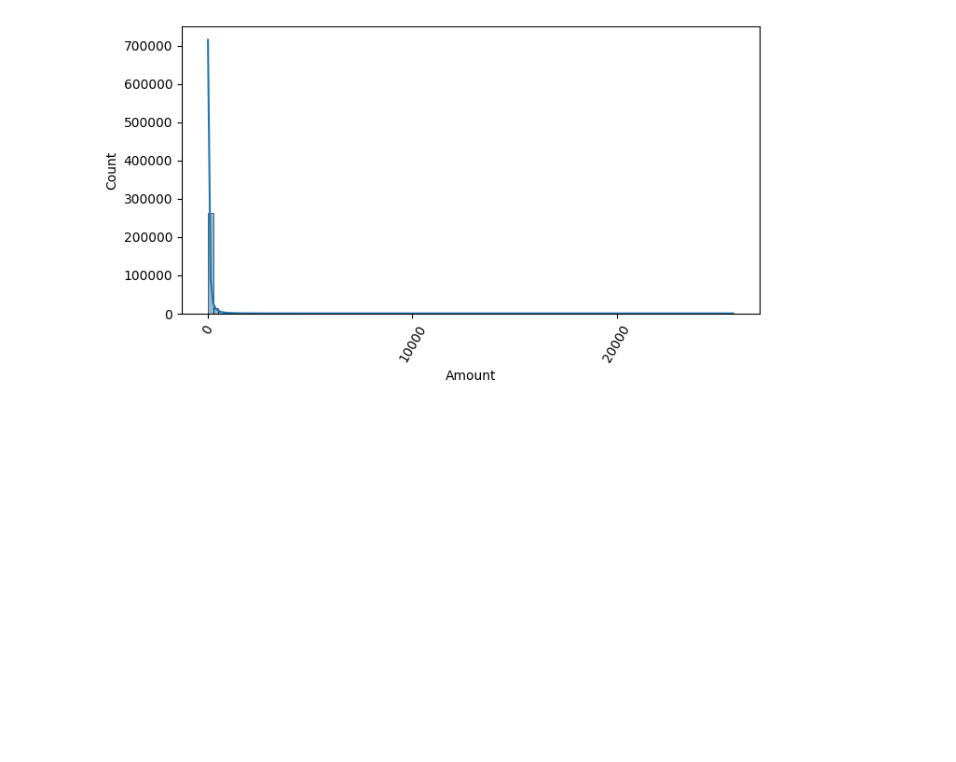
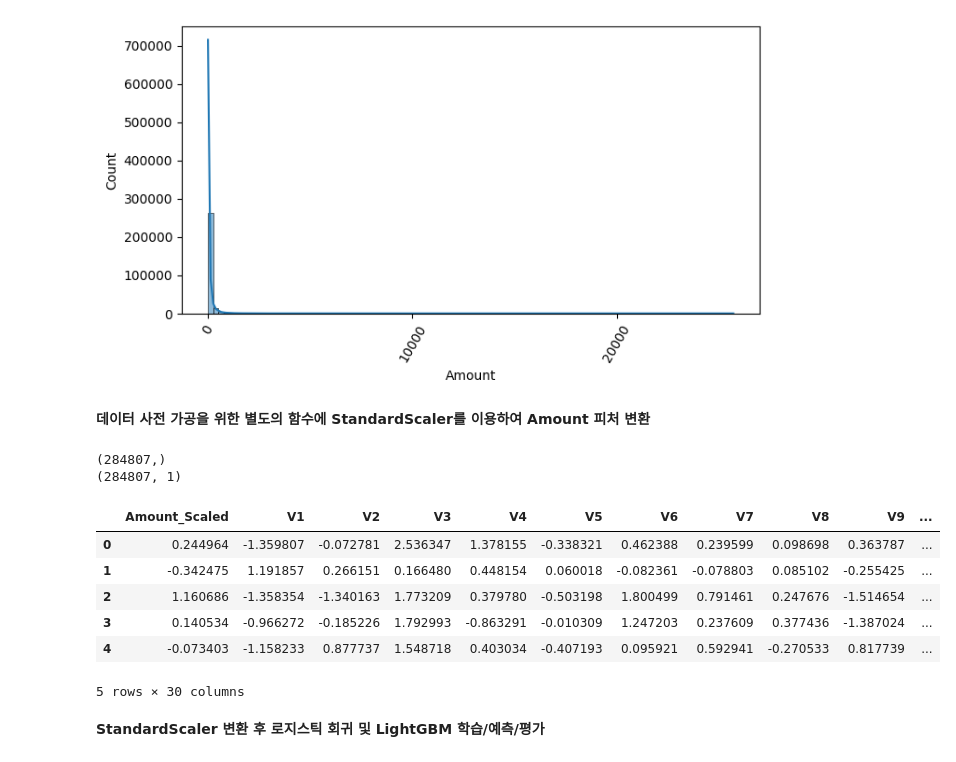
Before and after one commit to SongBeom00/ML, a Jupyter notebook: perfect_guide/4장/4.10_분류실습_신용카드_사기검출.ipynb, the cells around one changed output. Saved outputs shown, nothing was run; the diff lists cells and outputs as text; code cells hidden in the pictures; blank space fills up the shorter version.

```diff
--- a/perfect_guide/4장/4.10_분류실습_신용카드_사기검출.ipynb
+++ b/perfect_guide/4장/4.10_분류실습_신용카드_사기검출.ipynb
@@ -166,3 +170,36 @@ sns.histplot(card_df['Amount'], bins=100, kde=True)
 plt.show()
 # %% [output]
 [figure]
+# %% [markdown]
+**데이터 사전 가공을 위한 별도의 함수에 StandardScaler를 이용하여 Amount 피처 변환**
+# %%
+print(card_df['Amount'].shape)
+card_df['Amount'].values.reshape(-1, 1) # 1차원 -> 2차원으로 변환해줍니다.
+print(card_df['Amount'].values.reshape(-1, 1).shape)
+# %% [output]
+(284807,)
+(284807, 1)
+# %%
+from sklearn.preprocessing import StandardScaler
+def get_preprocessed_df(df=None):
+    df_copy = df.copy()
+    scaler = StandardScaler()
+    amount_n = scaler.fit_transform(df_copy['Amount'].values.reshape(-1, 1))
+    # 변환된 Amount를 Amount_Scaled로 피처명 변경 후 DataFrame맨 앞 컬럼으로 입력
+    df_copy.insert(0, 'Amount_Scaled', amount_n)
+    # 기존 Time, Amount 피처 삭제
+    df_copy.drop(['Time', 'Amount'], axis=1, inplace=True)
+    return df_copy
+# %%
+card_df_test = get_preprocessed_df(card_df)
+card_df_test.head()
+# %% [output]
+|  | Amount_Scaled | V1 | V2 | V3 | V4 | V5 | V6 | V7 | V8 | V9 | ... |
+| 0 | 0.244964 | -1.359807 | -0.072781 | 2.536347 | 1.378155 | -0.338321 | 0.462388 | 0.239599 | 0.098698 | 0.363787 | ... |
+| 1 | -0.342475 | 1.191857 | 0.266151 | 0.166480 | 0.448154 | 0.060018 | -0.082361 | -0.078803 | 0.085102 | -0.255425 | ... |
+| 2 | 1.160686 | -1.358354 | -1.340163 | 1.773209 | 0.379780 | -0.503198 | 1.800499 | 0.791461 | 0.247676 | -1.514654 | ... |
+| 3 | 0.140534 | -0.966272 | -0.185226 | 1.792993 | -0.863291 | -0.010309 | 1.247203 | 0.237609 | 0.377436 | -1.387024 | ... |
+| 4 | -0.073403 | -1.158233 | 0.877737 | 1.548718 | 0.403034 | -0.407193 | 0.095921 | 0.592941 | -0.270533 | 0.817739 | ... |
+5 rows × 30 columns
+# %% [markdown]
+**StandardScaler 변환 후 로지스틱 회귀 및 LightGBM 학습/예측/평가**
```
Also changed, not shown: parts of 19 cells of this notebook.
